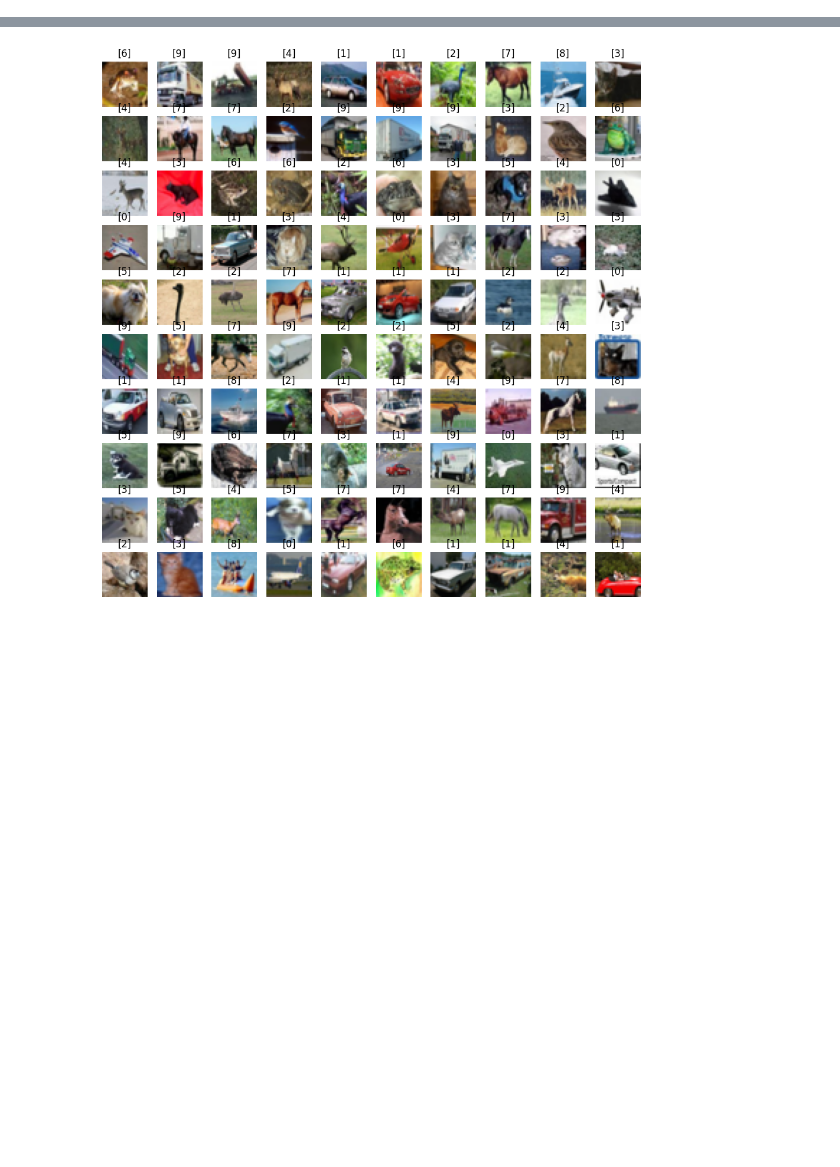
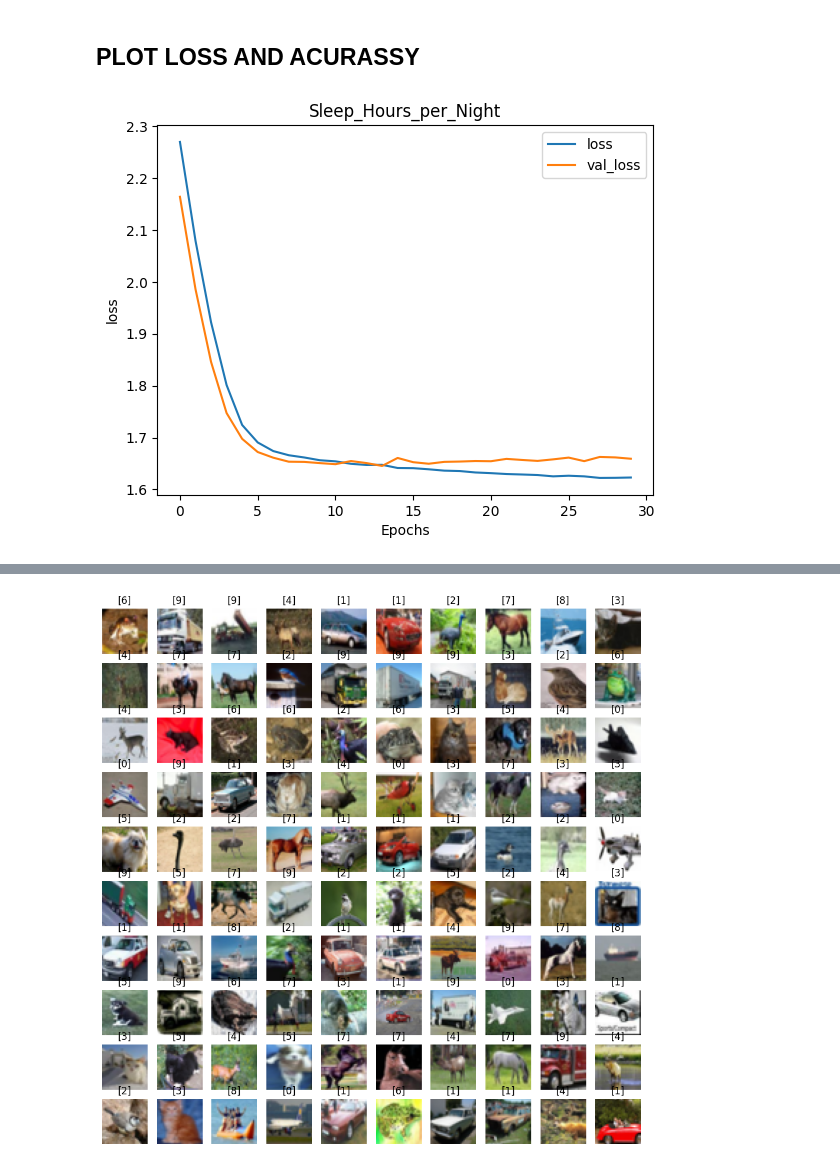
Before and after one commit to KlymentievMaksym/IntelOb, a Jupyter notebook: Lab3/Lab3.ipynb, the cells around one changed output, grey strips where cells are left out. Cells and saved outputs as stored; diff of their text form; code cells hidden in the pictures; blank space fills up the shorter version.

```diff
--- a/Lab3/Lab3.ipynb
+++ b/Lab3/Lab3.ipynb
@@ -88,0 +268,4 @@ data.plot.scatter(x="Sleep_Hours_per_Night", y="Study_Hours_per_Week")
+# %%
+train_set_y = to_categorical(train_set_y)
+valid_set_y = to_categorical(valid_set_y)
+test_set_y = to_categorical(test_set_y)
@@ -88,0 +286,9 @@ data.plot.scatter(x="Sleep_Hours_per_Night", y="Study_Hours_per_Week")
+# %%
+model = Sequential()
+model.add(Dense(64, activation='relu', input_shape=(train_set_x.shape[1],)))
+model.add(Dense(64, activation='relu'))
+model.add(Dense(train_set_y.shape[1], activation='softmax' if train_set_y.shape[1] > 2 else 'sigmoid'))  # output layer
+
+model.compile(optimizer=Adam(learning_rate=0.001),
+              loss=CategoricalCrossentropy(),
+              metrics=['accuracy', TopKCategoricalAccuracy(k=2, name="Top2")])
@@ -88,0 +333,2 @@ data.plot.scatter(x="Sleep_Hours_per_Night", y="Study_Hours_per_Week")
+# %%
+history = model.fit(x=train_set_x, y=train_set_y, batch_size=128, epochs=30, validation_data=(valid_set_x, valid_set_y))
@@ -88,0 +353,16 @@ data.plot.scatter(x="Sleep_Hours_per_Night", y="Study_Hours_per_Week")
+# %% [markdown]
+## PLOT LOSS AND ACURASSY
+# %%
+def display_history(history, names, title):
+    plt.figure()
+    plt.title(title)
+    plt.plot(history.history[names[0]], label=names[0])
+    plt.plot(history.history[names[1]], label=names[1])
+    plt.xlabel("Epochs")
+    plt.ylabel(names[0])
+    plt.legend()
+    plt.show()
+# %%
+display_history(history, ['loss', 'val_loss'], label_to_drop)
+# %% [output]
+[figure, added]
```
Also changed, not shown: parts of 50 cells of this notebook, 5 other files.
